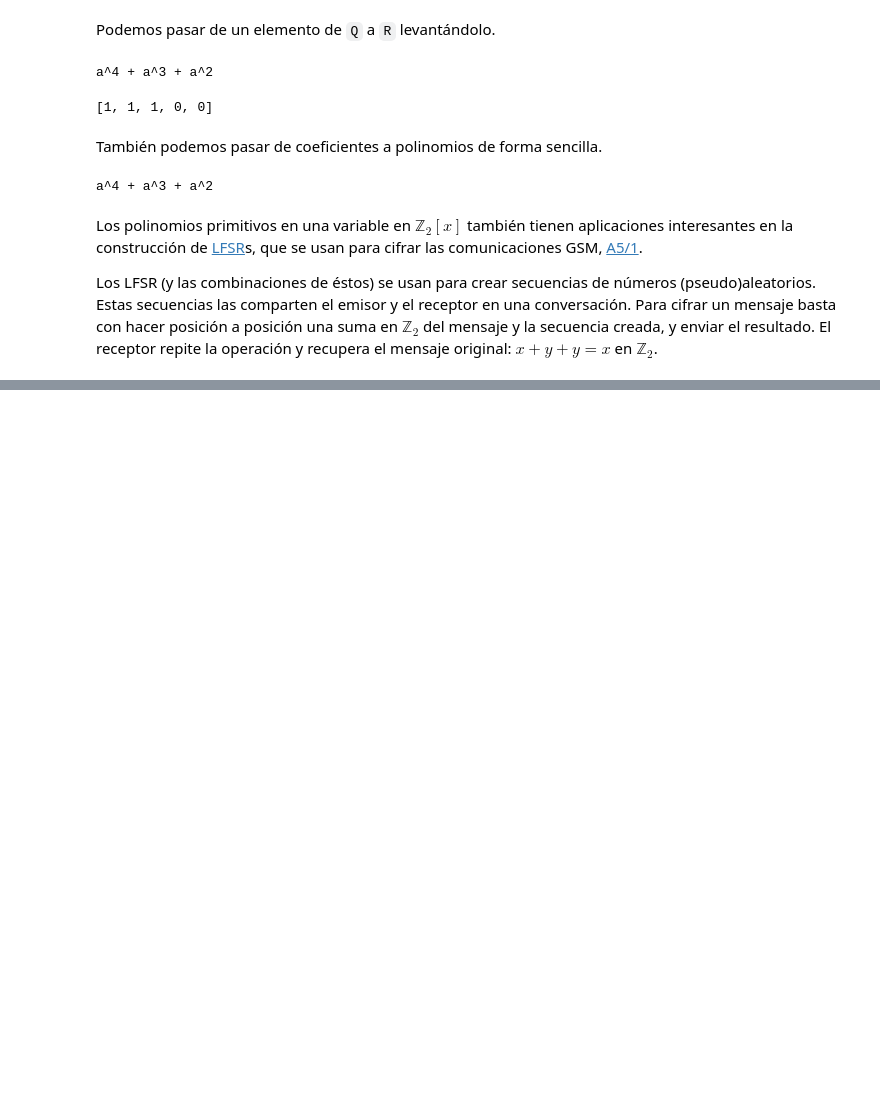
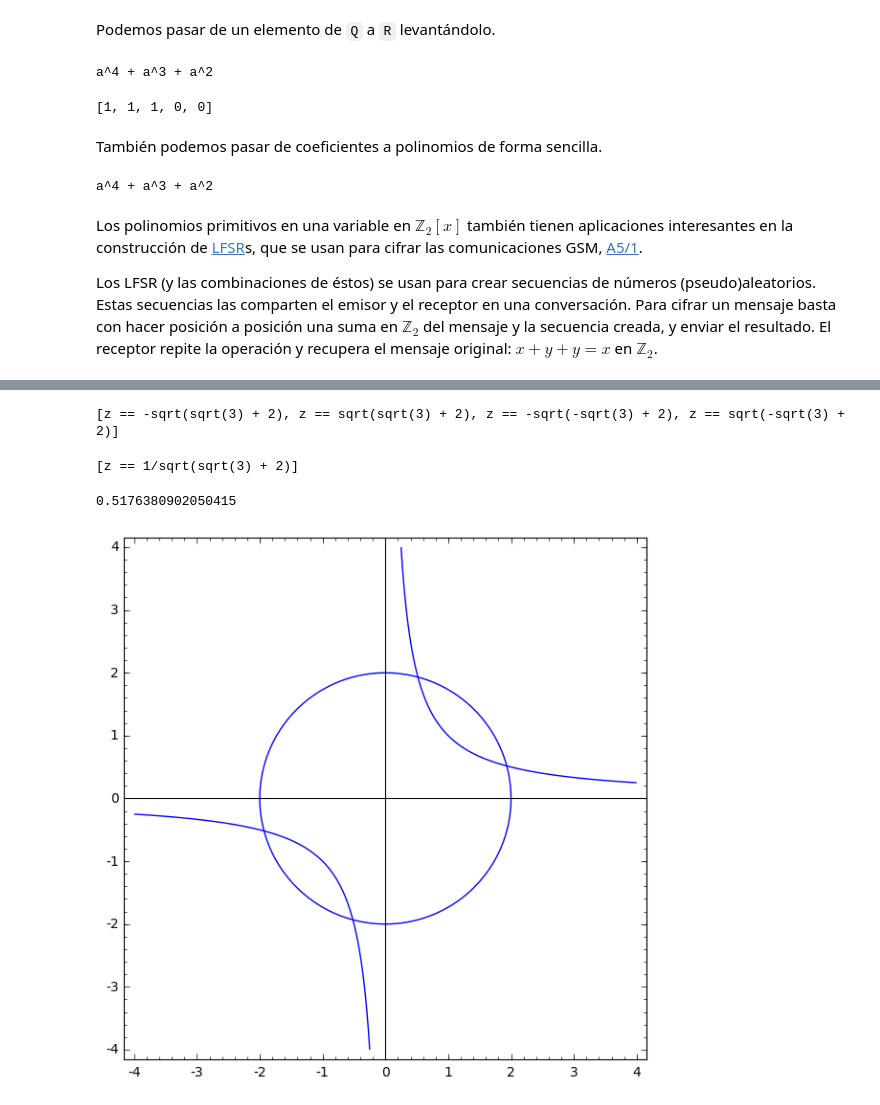
Before and after one commit to pedritomelenas/Algebra-conmutativa-y-computacional, a Jupyter notebook: Polinomios/Anillos de polinomios.ipynb, the cells around one changed output, grey strips where cells are left out. Cells and saved outputs as stored; diff of their text form; code cells hidden in the pictures; blank space fills up the shorter version.

```diff
--- a/Polinomios/Anillos de polinomios.ipynb
+++ b/Polinomios/Anillos de polinomios.ipynb
@@ -252,0 +271,4 @@ Ideal (y, x^2 + 1) of Multivariate Polynomial Ring in x, y over Rational Field
+# %%
+P.<x,y>=QQ[]
+f =x*y-1
+g= x^2+y^2-4
@@ -252,0 +286,5 @@ Ideal (y, x^2 + 1) of Multivariate Polynomial Ring in x, y over Rational Field
+# %%
+sols=solve(r.subs({y:z}),z)
+sols
+# %% [output]
+[z == -sqrt(sqrt(3) + 2), z == sqrt(sqrt(3) + 2), z == -sqrt(-sqrt(3) + 2), z == sqrt(-sqrt(3) + 2)]
@@ -252,0 +293,12 @@ Ideal (y, x^2 + 1) of Multivariate Polynomial Ring in x, y over Rational Field
+# %%
+solve(eqx,z)
+# %% [output]
+[z == 1/sqrt(sqrt(3) + 2)]
+# %%
+float(_[0].rhs())
+# %% [output]
+0.5176380902050415
+# %%
+implicit_plot(f,(x,-4,4),(y,-4,4))+implicit_plot(g,(x,-4,4),(y,-4,4),axes=True)
+# %% [output]
+[figure, added]
```
Also changed, not shown: parts of 197 cells of this notebook, 1 other file.
